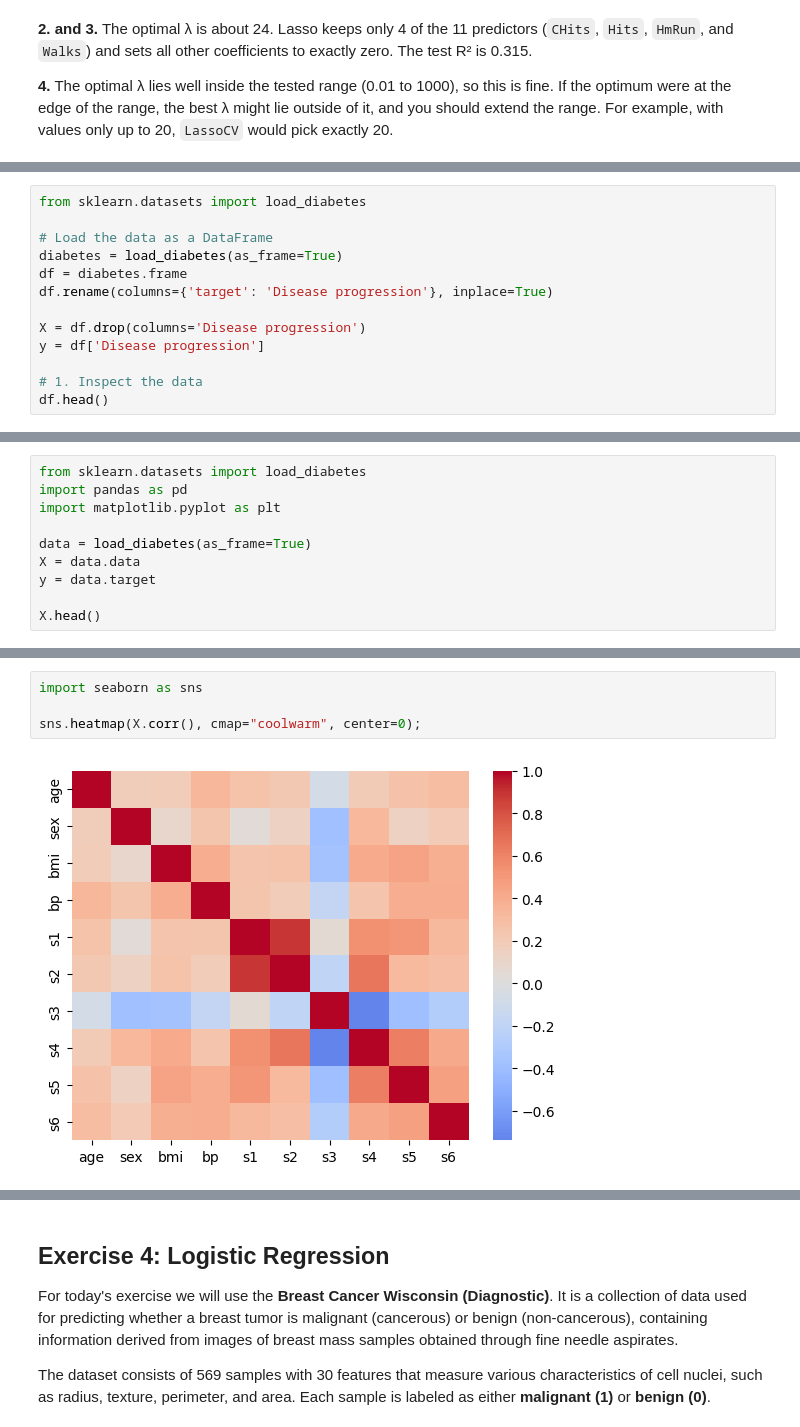
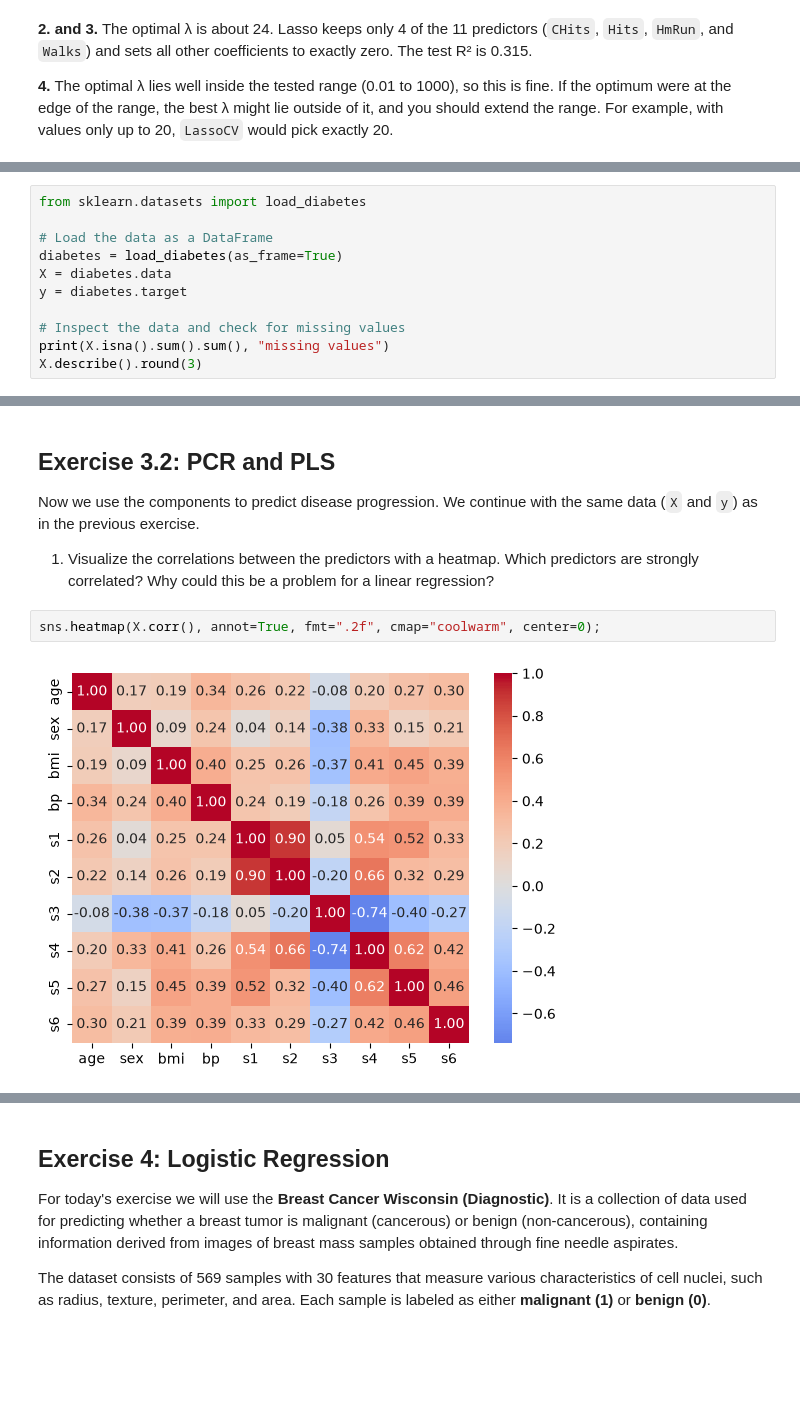
Before and after one commit to mibur1/psy300, a Jupyter notebook: book/solutions/solutions_2.ipynb, the cells around one changed output, grey strips where cells are left out. Drawn from its saved outputs; the diff is of its cells as text; blank space fills up the shorter version.

```diff
--- a/book/solutions/solutions_2.ipynb
+++ b/book/solutions/solutions_2.ipynb
@@ -221,12 +189,10 @@ from sklearn.datasets import load_diabetes
 
 # Load the data as a DataFrame
 diabetes = load_diabetes(as_frame=True)
-df = diabetes.frame
-df.rename(columns={'target': 'Disease progression'}, inplace=True)
+X = diabetes.data
+y = diabetes.target
 
-X = df.drop(columns='Disease progression')
-y = df['Disease progression']
-
-# 1. Inspect the data
-df.head()
+# Inspect the data and check for missing values
+print(X.isna().sum().sum(), "missing values")
+X.describe().round(3)
 # %% [output]
@@ -278,10 +239,0 @@ Start by loading the data and extracting the features (`X`) as well as the targe
-# %%
-from sklearn.datasets import load_diabetes
-import pandas as pd
-import matplotlib.pyplot as plt
-
-data = load_diabetes(as_frame=True)
-X = data.data
-y = data.target
-
-X.head()
@@ -297,6 +283,10 @@ How many predictors does the dataset have? Are any of them obviously correlated?
+# %% [markdown]
+## Exercise 3.2: PCR and PLS
+
+Now we use the components to predict disease progression. We continue with the same data (`X` and `y`) as in the previous exercise.
+
+1) Visualize the correlations between the predictors with a heatmap. Which predictors are strongly correlated? Why could this be a problem for a linear regression?
 # %%
-import seaborn as sns
-
-sns.heatmap(X.corr(), cmap="coolwarm", center=0);
+sns.heatmap(X.corr(), annot=True, fmt=".2f", cmap="coolwarm", center=0);
 # %% [output]
-[figure, old version]
+[figure, new version]
```
Also changed, not shown: parts of 24 cells of this notebook, 3 other files.
